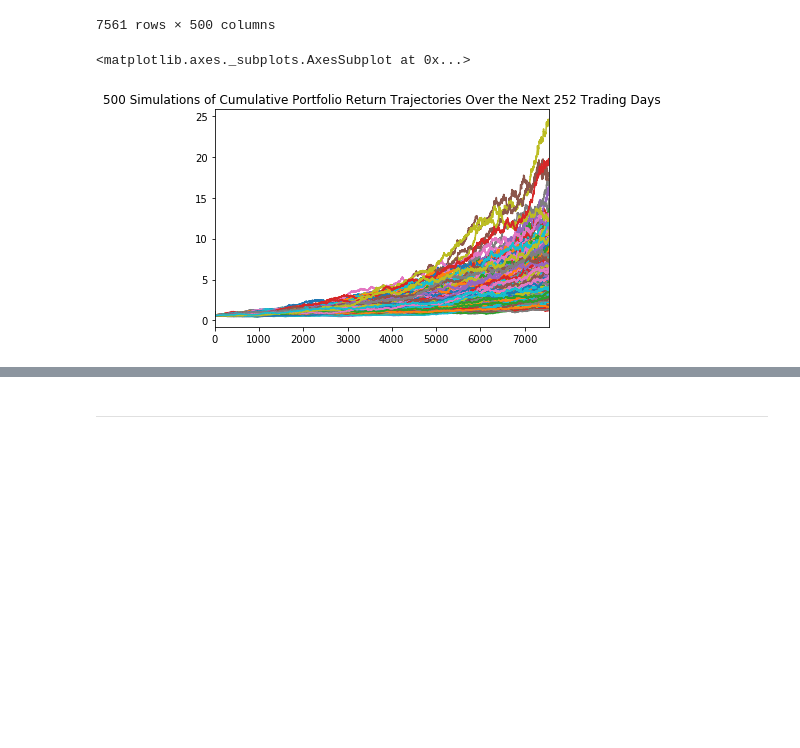
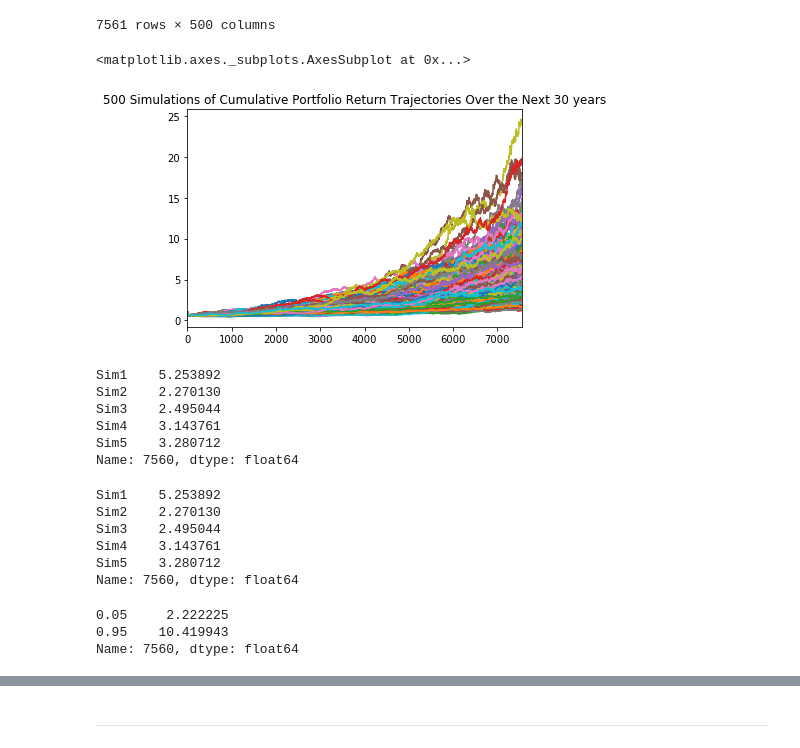
Before and after one commit to arsm800/How_Do_You_Like_Them_Apps, a Jupyter notebook: Instructions/Starter_Code/portfolio_planner.ipynb, the cells around one changed output, grey strips where cells are left out. Drawn from its saved outputs; the diff is of its cells as text; code cells hidden in the pictures; blank space fills up the shorter version.

Commit message:
Visualized Monte Carlo simulation and plotted 90% confidence interval histogram.

```diff
--- a/Instructions/Starter_Code/portfolio_planner.ipynb
+++ b/Instructions/Starter_Code/portfolio_planner.ipynb
@@ -231,14 +231,38 @@ monte_carlo
 7561 rows × 500 columns
 # %%
 # Visualize the Simulation
-plot_title = f"{s+1} Simulations of Cumulative Portfolio Return Trajectories Over the Next 252 Trading Days"
+plot_title = f"{s+1} Simulations of Cumulative Portfolio Return Trajectories Over the Next 30 years"
 monte_carlo.plot(legend=None, title=plot_title)
 # %% [output]
 <matplotlib.axes._subplots.AxesSubplot at 0x...>
-[figure, old version]
+[figure, new version]
 # %%
 # Select the last row for the cumulative returns (cumulative returns at 20 years)
+ending_cumulative_returns = monte_carlo.iloc[-1, :]
+ending_cumulative_returns.head()
+# %% [output]
+Sim1    5.253892
+Sim2    2.270130
+Sim3    2.495044
+Sim4    3.143761
+Sim5    3.280712
+Name: 7560, dtype: float64
 # %%
 # Select the last row for the cumulative returns (cumulative returns at 20 years)
+ending_cumulative_returns = monte_carlo.iloc[-1, :]
+ending_cumulative_returns.head()
+# %% [output]
+Sim1    5.253892
+Sim2    2.270130
+Sim3    2.495044
+Sim4    3.143761
+Sim5    3.280712
+Name: 7560, dtype: float64
 # %%
 # Display the 90% confidence interval for the ending returns
+confidence_interval = ending_cumulative_returns.quantile(q=[0.05, 0.95])
+confidence_interval
+# %% [output]
+0.05     2.222225
+0.95    10.419943
+Name: 7560, dtype: float64
```
Also changed, not shown: parts of 2 cells of this notebook.
